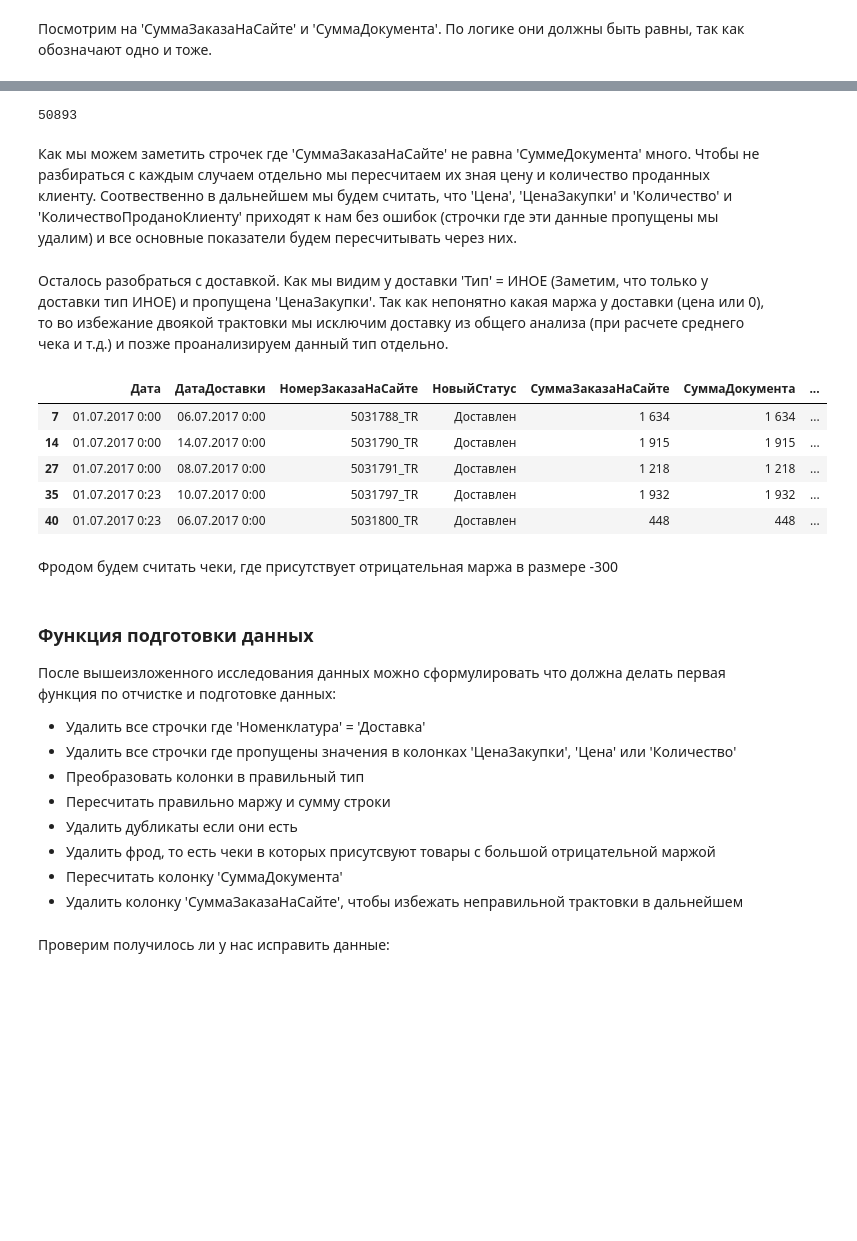
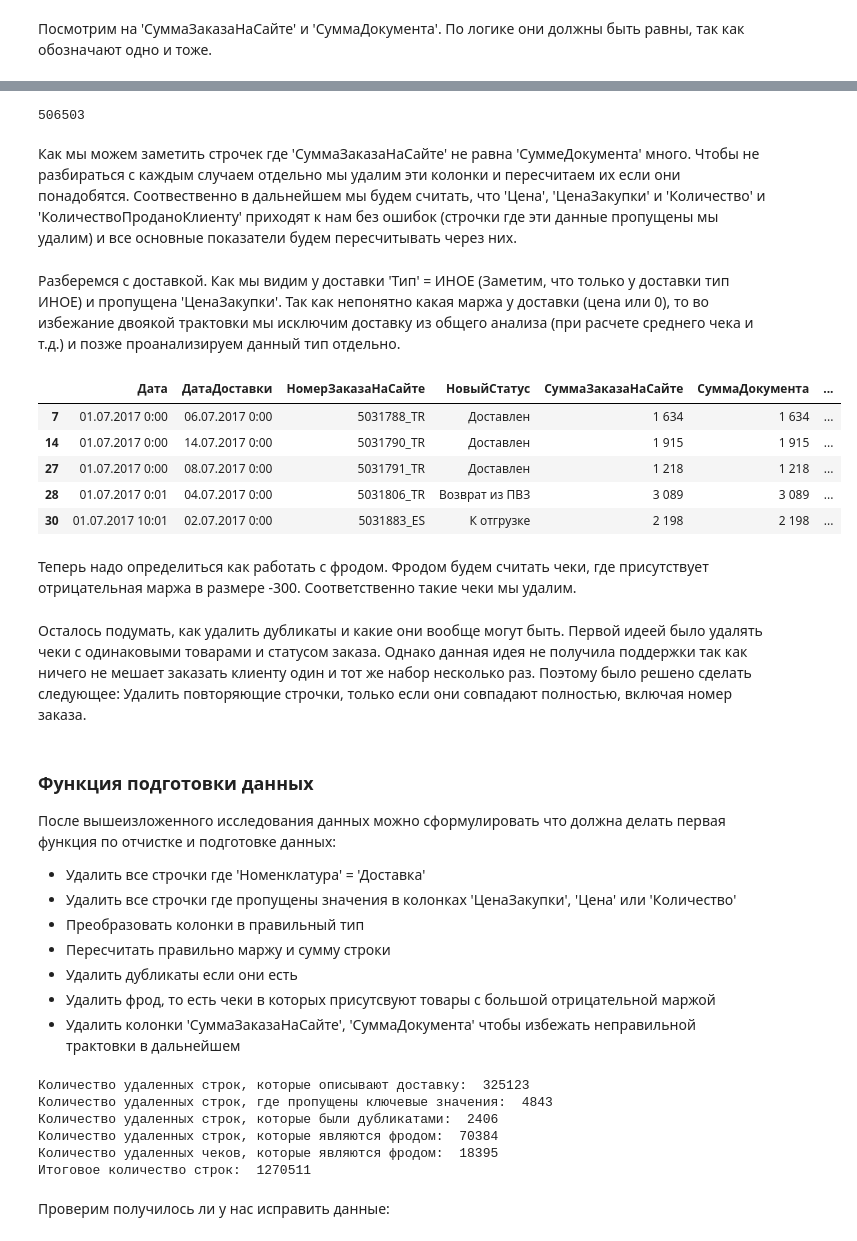
Before and after one commit to millb/course_work, a Jupyter notebook: preprocessing.ipynb, the cells around one changed output, grey strips where cells are left out. Cells and saved outputs as stored; diff of their text form; code cells hidden in the pictures; blank space fills up the shorter version.

```diff
--- a/preprocessing.ipynb
+++ b/preprocessing.ipynb
@@ -28,3 +28,7 @@ print(order_data2.shape)
 # %% [output]
 (797192, 38)
 (876075, 38)
+# %%
+order_data = order_data1
+order_data = order_data.append(order_data2, ignore_index=True)
+order_data
@@ -79,22 +119,27 @@ dtype: object
 # %%
-data1[data1['СуммаЗаказаНаСайте'] != data1['СуммаДокумента']].shape[0]
+order_data[order_data['СуммаЗаказаНаСайте'] != order_data['СуммаДокумента']].shape[0]
 # %% [output]
-50893
+506503
 # %% [markdown]
-Как мы можем заметить строчек где 'СуммаЗаказаНаСайте' не равна 'СуммеДокумента' много. Чтобы не разбираться с каждым случаем отдельно мы пересчитаем их зная цену и количество проданных клиенту. Соотвественно в дальнейшем мы будем считать, что 'Цена', 'ЦенаЗакупки' и 'Количество' и 'КоличествоПроданоКлиенту' приходят к нам без ошибок (строчки где эти данные пропущены мы удалим) и все основные показатели будем пересчитывать через них.
+Как мы можем заметить строчек где 'СуммаЗаказаНаСайте' не равна 'СуммеДокумента' много. Чтобы не разбираться с каждым случаем отдельно мы удалим эти колонки и пересчитаем их если они понадобятся. Соотвественно в дальнейшем мы будем считать, что 'Цена', 'ЦенаЗакупки' и 'Количество' и 'КоличествоПроданоКлиенту' приходят к нам без ошибок (строчки где эти данные пропущены мы удалим) и все основные показатели будем пересчитывать через них.
 # %% [markdown]
-Осталось разобраться с доставкой. Как мы видим у доставки 'Тип' = ИНОЕ (Заметим, что только у доставки тип ИНОЕ) и пропущена 'ЦенаЗакупки'. Так как непонятно какая маржа у доставки (цена или 0), то во избежание двоякой трактовки мы исключим доставку из общего анализа (при расчете среднего чека и т.д.) и позже проанализируем данный тип отдельно.
+Разберемся с доставкой. Как мы видим у доставки 'Тип' = ИНОЕ (Заметим, что только у доставки тип ИНОЕ) и пропущена 'ЦенаЗакупки'. Так как непонятно какая маржа у доставки (цена или 0), то во избежание двоякой трактовки мы исключим доставку из общего анализа (при расчете среднего чека и т.д.) и позже проанализируем данный тип отдельно.
 # %%
-data1[data1['Номенклатура'] == 'Доставка'].head()
+order_data[order_data['Номенклатура'] == 'Доставка'].head()
 # %% [output]
 |  | Дата | ДатаДоставки | НомерЗаказаНаСайте | НовыйСтатус | СуммаЗаказаНаСайте | СуммаДокумента | ... |
 | 7 | 01.07.2017 0:00 | 06.07.2017 0:00 | 5031788_TR | Доставлен | 1 634 | 1 634 | ... |
 | 14 | 01.07.2017 0:00 | 14.07.2017 0:00 | 5031790_TR | Доставлен | 1 915 | 1 915 | ... |
 | 27 | 01.07.2017 0:00 | 08.07.2017 0:00 | 5031791_TR | Доставлен | 1 218 | 1 218 | ... |
-| 35 | 01.07.2017 0:23 | 10.07.2017 0:00 | 5031797_TR | Доставлен | 1 932 | 1 932 | ... |
-| 40 | 01.07.2017 0:23 | 06.07.2017 0:00 | 5031800_TR | Доставлен | 448 | 448 | ... |
+| 28 | 01.07.2017 0:01 | 04.07.2017 0:00 | 5031806_TR | Возврат из ПВЗ | 3 089 | 3 089 | ... |
+| 30 | 01.07.2017 10:01 | 02.07.2017 0:00 | 5031883_ES | К отгрузке | 2 198 | 2 198 | ... |
 # %% [markdown]
-Фродом будем считать чеки, где присутствует отрицательная маржа в размере -300
+Теперь надо определиться как работать с фродом. Фродом будем считать чеки, где присутствует отрицательная маржа в размере -300. Соответственно такие чеки мы удалим.
+# %% [markdown]
+Осталось подумать, как удалить дубликаты и какие они вообще могут быть.
+Первой идеей было удалять чеки с одинаковыми товарами и статусом заказа. Однако данная идея не получила поддержки
+так как ничего не мешает заказать клиенту один и тот же набор несколько раз. Поэтому было решено сделать следующее:
+Удалить повторяющие строчки, только если они совпадают полностью, включая номер заказа.
 # %% [markdown]
 ### Функция подготовки данных ###
 После вышеизложенного исследования данных можно сформулировать что должна делать первая функция по отчистке и подготовке данных:
@@ -105,8 +150,7 @@ data1[data1['Номенклатура'] == 'Доставка'].head()
 * Пересчитать правильно маржу и сумму строки
 * Удалить дубликаты если они есть
 * Удалить фрод, то есть чеки в которых присутсвуют товары с большой отрицательной маржой
-* Пересчитать колонку 'СуммаДокумента'
-* Удалить колонку 'СуммаЗаказаНаСайте', чтобы избежать неправильной трактовки в дальнейшем
+* Удалить колонки 'СуммаЗаказаНаСайте', 'СуммаДокумента' чтобы избежать неправильной трактовки в дальнейшем
 # %%
 def object_columns_to_float_columns(data, column_names):
     for column_name in column_names:
@@ -135,3 +194,14 @@ def prepare_data(data):
     return data
+# %%
+data = prepare_data(order_data)
+
+# document_sums = data.groupby(['НомерЗаказаНаСайте', 'НовыйСтатус'])['СуммаСтроки'].sum().reset_index()
+# %% [output]
+Количество удаленных строк, которые описывают доставку:  325123
+Количество удаленных строк, где пропущены ключевые значения:  4843
+Количество удаленных строк, которые были дубликатами:  2406
+Количество удаленных строк, которые являются фродом:  70384
+Количество удаленных чеков, которые являются фродом:  18395
+Итоговое количество строк:  1270511
 # %% [markdown]
 Проверим получилось ли у нас исправить данные:
```
Also changed, not shown: parts of 45 cells of this notebook.
